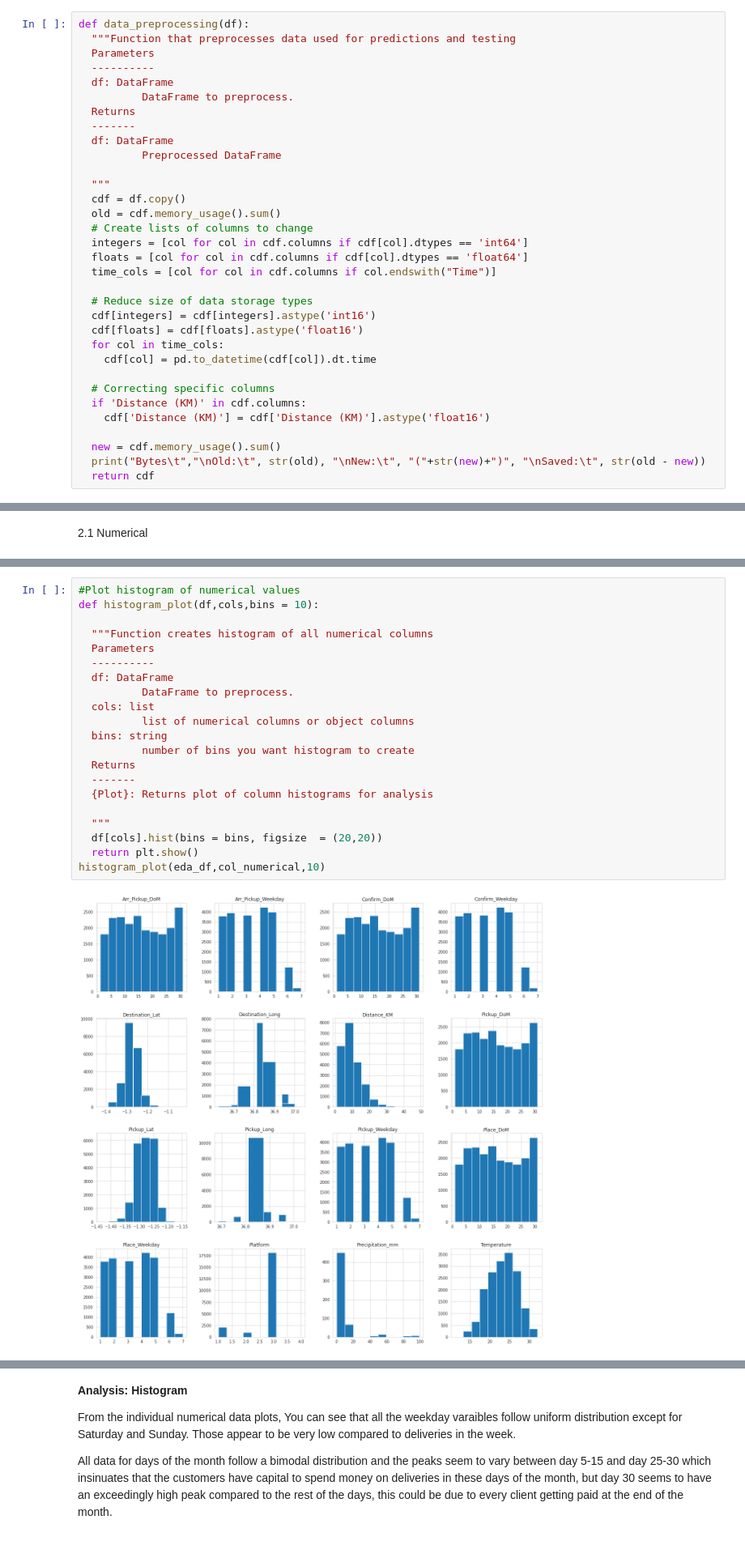
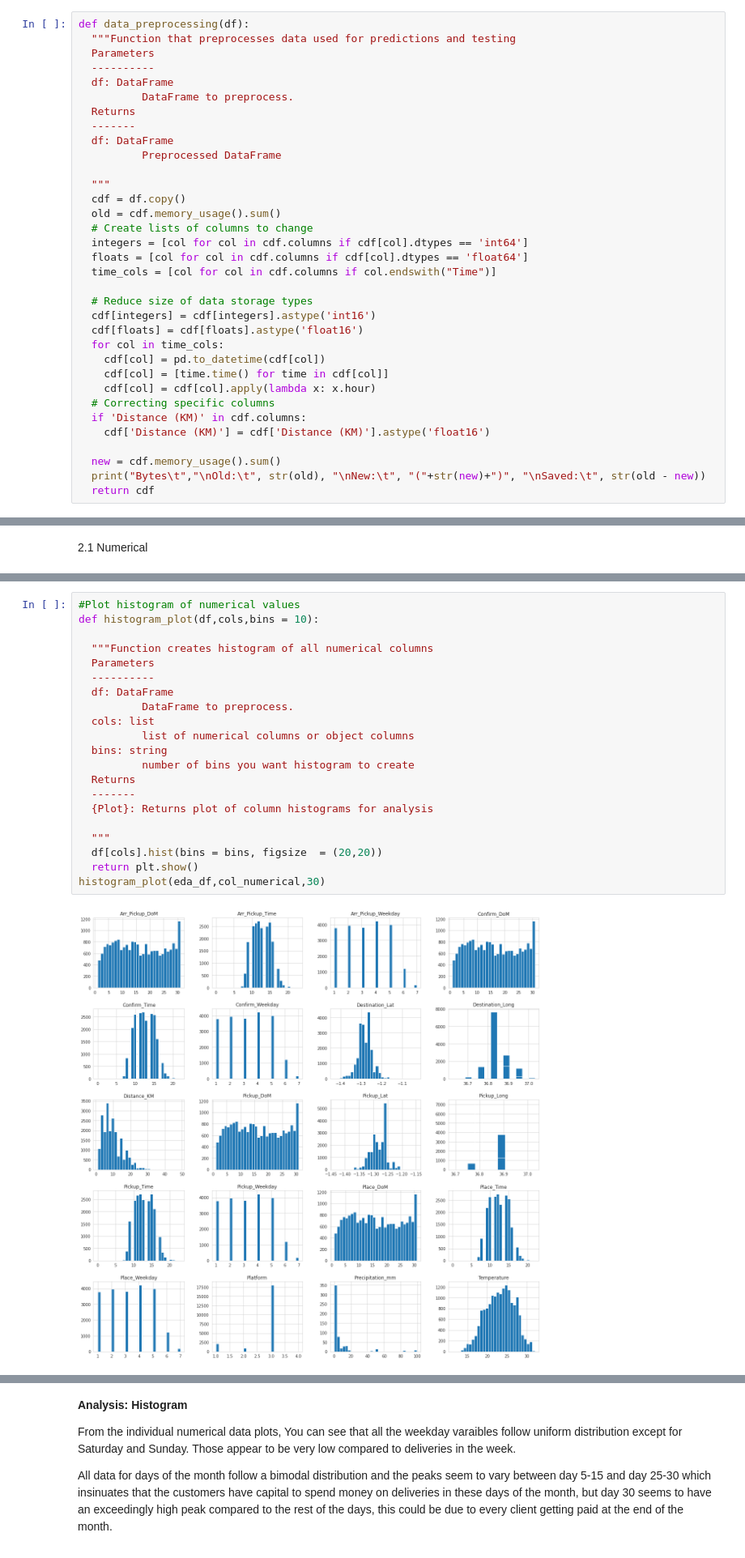
Before and after one commit to Dominic-byte/Team-13-Regression-Predict, a Jupyter notebook: Sendy_regressor.ipynb, the cells around one changed output, grey strips where cells are left out. Shown: that part at 81% size. Drawn from its saved outputs; the diff is of its cells as text.

```diff
--- a/Sendy_regressor.ipynb
+++ b/Sendy_regressor.ipynb
@@ -295,8 +318,9 @@ def data_preprocessing(df):
   cdf[integers] = cdf[integers].astype('int16')
   cdf[floats] = cdf[floats].astype('float16')
   for col in time_cols:
-    cdf[col] = pd.to_datetime(cdf[col]).dt.time
-
+    cdf[col] = pd.to_datetime(cdf[col])
+    cdf[col] = [time.time() for time in cdf[col]]
+    cdf[col] = cdf[col].apply(lambda x: x.hour)
   # Correcting specific columns
   if 'Distance (KM)' in cdf.columns:
     cdf['Distance (KM)'] = cdf['Distance (KM)'].astype('float16')
@@ -365,26 +406,26 @@ eda_df[col_numerical].describe()
 # %%
 #Plot histogram of numerical values
 def histogram_plot(df,cols,bins = 10):
 
   """Function creates histogram of all numerical columns
   Parameters
   ----------
   df: DataFrame
           DataFrame to preprocess.
   cols: list
           list of numerical columns or object columns
   bins: string
           number of bins you want histogram to create
   Returns
   -------
   {Plot}: Returns plot of column histograms for analysis
 
   """
   df[cols].hist(bins = bins, figsize  = (20,20))
   return plt.show()
-histogram_plot(eda_df,col_numerical,10)
+histogram_plot(eda_df,col_numerical,30)
 # %% [output]
-[figure, old version]
+[figure, new version]
 # %%
 #Plot Boxplot of graphs
 def box_plot(df,cols):
```
Also changed, not shown: parts of 47 cells of this notebook.
